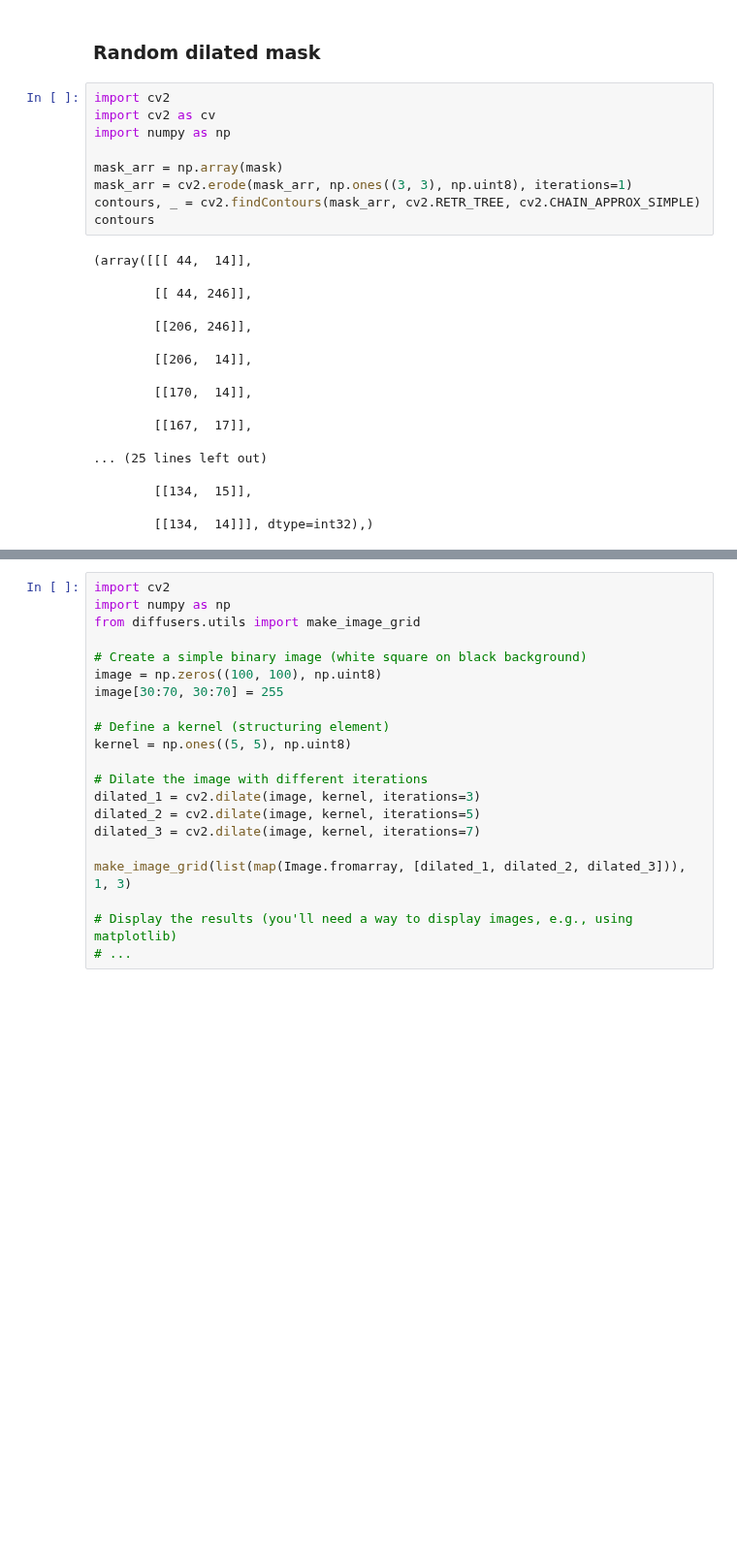
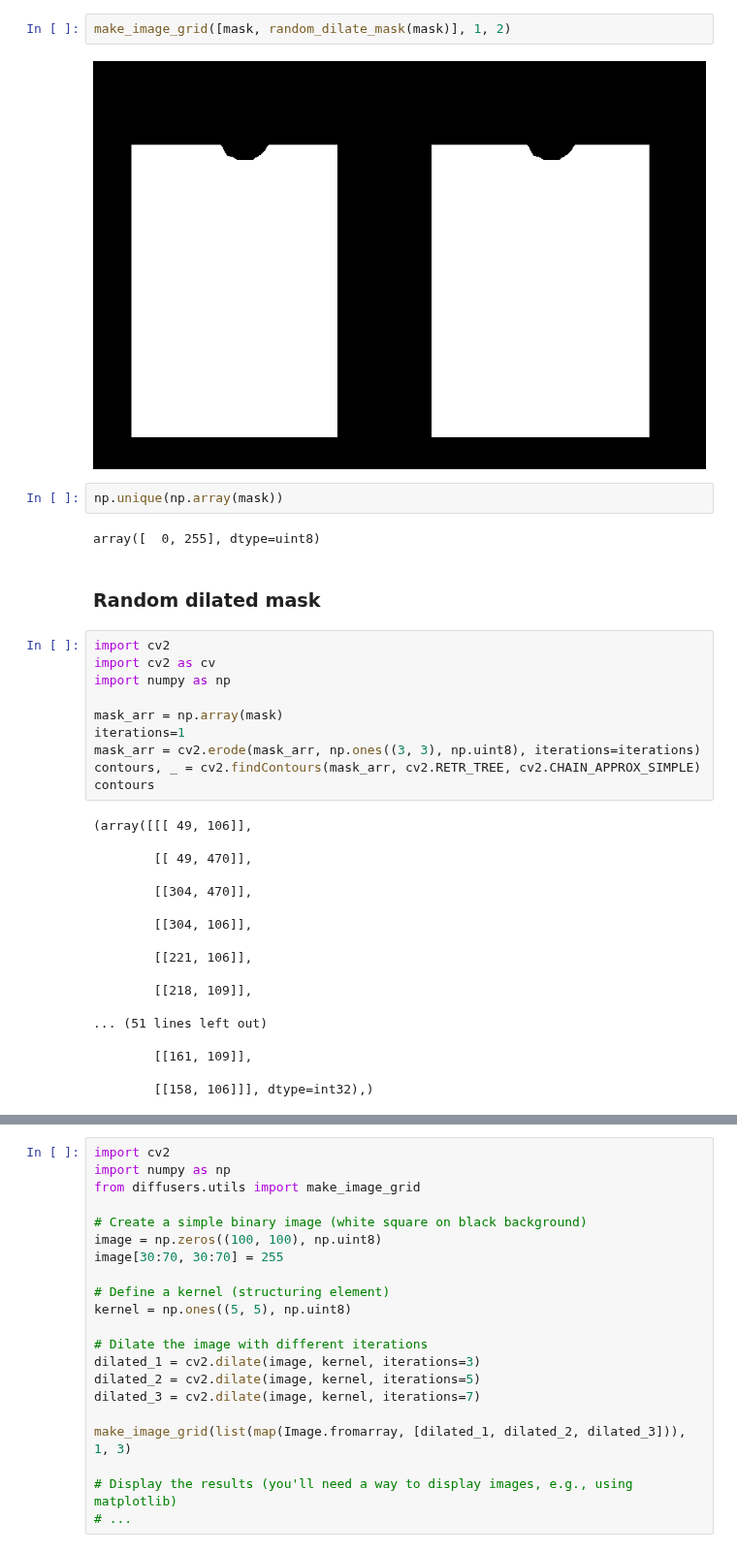
Before and after one commit to hosjiu1702/H-engine, a Jupyter notebook: notebooks/maskv2_test.ipynb, the cells around one changed output, grey strips where cells are left out. Shown at 97% size. Drawn from its saved outputs; the diff is of its cells as text; blank space fills up the shorter version.

```diff
--- a/notebooks/maskv2_test.ipynb
+++ b/notebooks/maskv2_test.ipynb
@@ -25,3 +27,11 @@ mask
+# %%
+make_image_grid([mask, random_dilate_mask(mask)], 1, 2)
+# %% [output]
+[figure, added]
+# %%
+np.unique(np.array(mask))
+# %% [output]
+array([  0, 255], dtype=uint8)
 # %% [markdown]
 ### Random dilated mask
 # %%
@@ -30,24 +40,25 @@ import cv2 as cv
 import numpy as np
 
 mask_arr = np.array(mask)
-mask_arr = cv2.erode(mask_arr, np.ones((3, 3), np.uint8), iterations=1)
+iterations=1
+mask_arr = cv2.erode(mask_arr, np.ones((3, 3), np.uint8), iterations=iterations)
 contours, _ = cv2.findContours(mask_arr, cv2.RETR_TREE, cv2.CHAIN_APPROX_SIMPLE)
 contours
 # %% [output]
-(array([[[ 44,  14]],
+(array([[[ 49, 106]],
 
-        [[ 44, 246]],
+        [[ 49, 470]],
 
-        [[206, 246]],
+        [[304, 470]],
 
-        [[206,  14]],
+        [[304, 106]],
 
-        [[170,  14]],
+        [[221, 106]],
 
-        [[167,  17]],
+        [[218, 109]],
 
-... (25 lines left out)
+... (51 lines left out)
 
-        [[134,  15]],
+        [[161, 109]],
 
-        [[134,  14]]], dtype=int32),)
+        [[158, 106]]], dtype=int32),)
```
Also changed, not shown: parts of 11 cells of this notebook.
